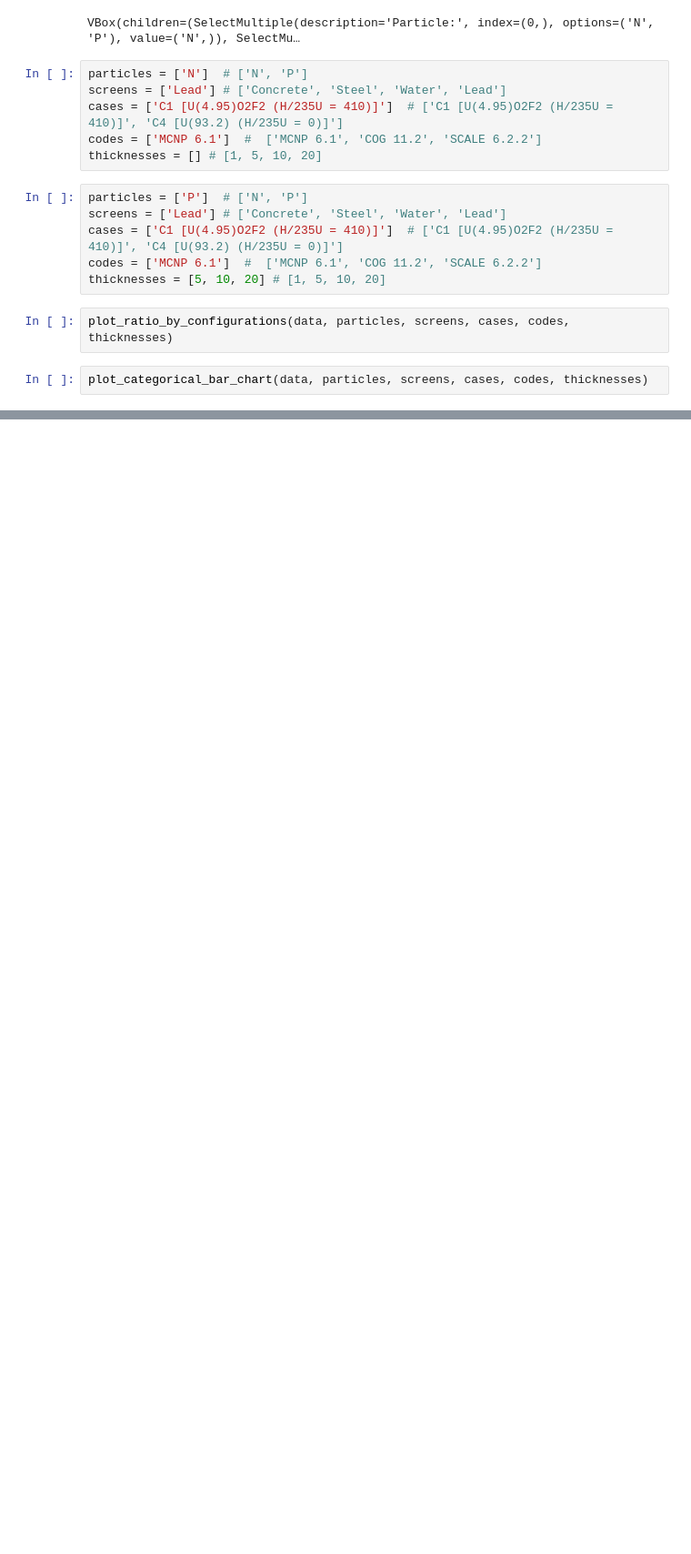
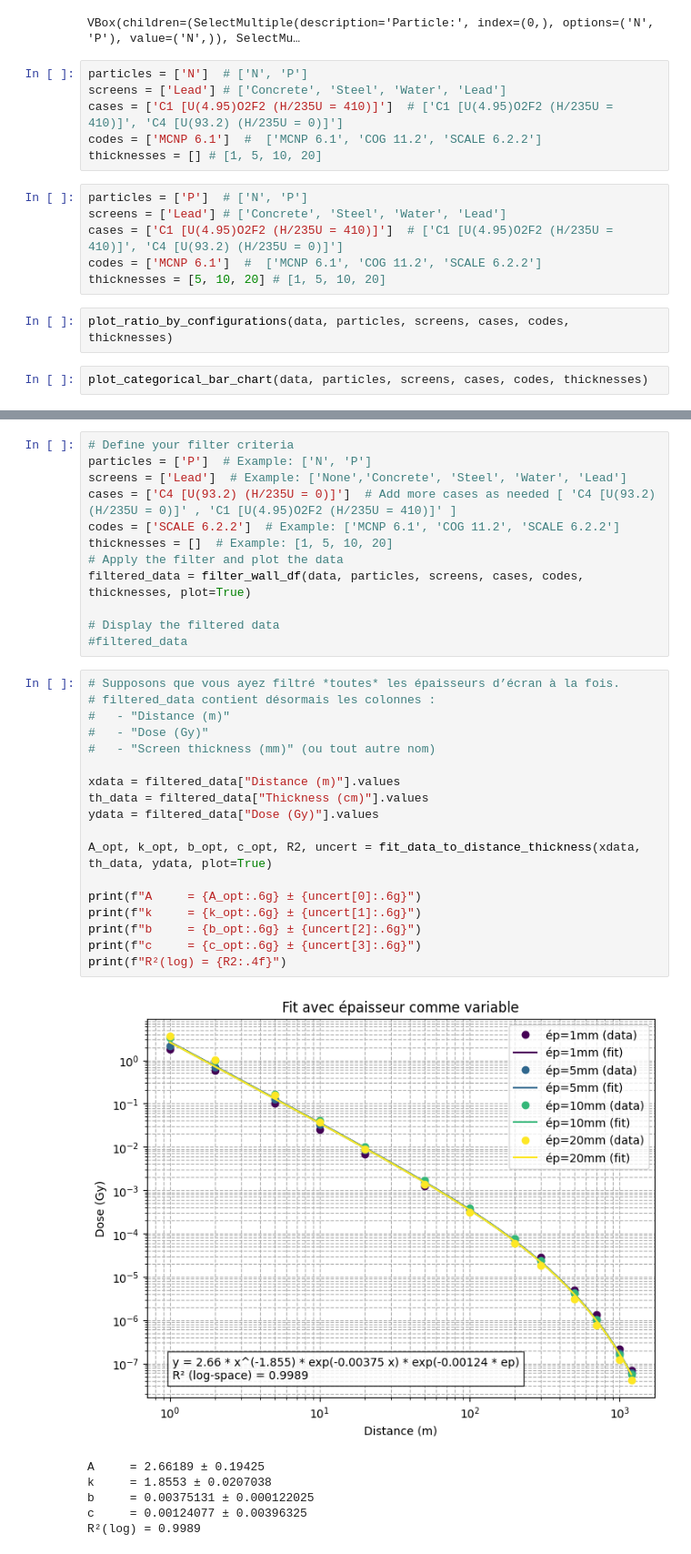
Before and after one commit to Astangul/SlideRule, a Jupyter notebook: Notebooks/DB_analysis.ipynb, the cells around one changed output, grey strips where cells are left out. Shown at 91% size. Cells and saved outputs as stored; diff of their text form; blank space fills up the shorter version.

```diff
--- a/Notebooks/DB_analysis.ipynb
+++ b/Notebooks/DB_analysis.ipynb
@@ -98,0 +89,37 @@ fig.show()
+# %%
+# Define your filter criteria
+particles = ['P']  # Example: ['N', 'P']
+screens = ['Lead']  # Example: ['None','Concrete', 'Steel', 'Water', 'Lead']
+cases = ['C4 [U(93.2) (H/235U = 0)]']  # Add more cases as needed [ 'C4 [U(93.2) (H/235U = 0)]' , 'C1 [U(4.95)O2F2 (H/235U = 410)]' ]
+codes = ['SCALE 6.2.2']  # Example: ['MCNP 6.1', 'COG 11.2', 'SCALE 6.2.2']
+thicknesses = []  # Example: [1, 5, 10, 20]
+# Apply the filter and plot the data
+filtered_data = filter_wall_df(data, particles, screens, cases, codes, thicknesses, plot=True)
+
+# Display the filtered data
+#filtered_data
+# %%
+# Supposons que vous ayez filtré *toutes* les épaisseurs d’écran à la fois.
+# filtered_data contient désormais les colonnes :
+#   - "Distance (m)"
+#   - "Dose (Gy)"
+#   - "Screen thickness (mm)" (ou tout autre nom)
+
+xdata = filtered_data["Distance (m)"].values
+th_data = filtered_data["Thickness (cm)"].values
+ydata = filtered_data["Dose (Gy)"].values
+
+A_opt, k_opt, b_opt, c_opt, R2, uncert = fit_data_to_distance_thickness(xdata, th_data, ydata, plot=True)
+
+print(f"A     = {A_opt:.6g} ± {uncert[0]:.6g}")
+print(f"k     = {k_opt:.6g} ± {uncert[1]:.6g}")
+print(f"b     = {b_opt:.6g} ± {uncert[2]:.6g}")
+print(f"c     = {c_opt:.6g} ± {uncert[3]:.6g}")
+print(f"R²(log) = {R2:.4f}")
+# %% [output]
+[figure, added]
+A     = 2.66189 ± 0.19425
+k     = 1.8553 ± 0.0207038
+b     = 0.00375131 ± 0.000122025
+c     = 0.00124077 ± 0.00396325
+R²(log) = 0.9989
```
Also changed, not shown: parts of 41 cells of this notebook, 27 other files.
